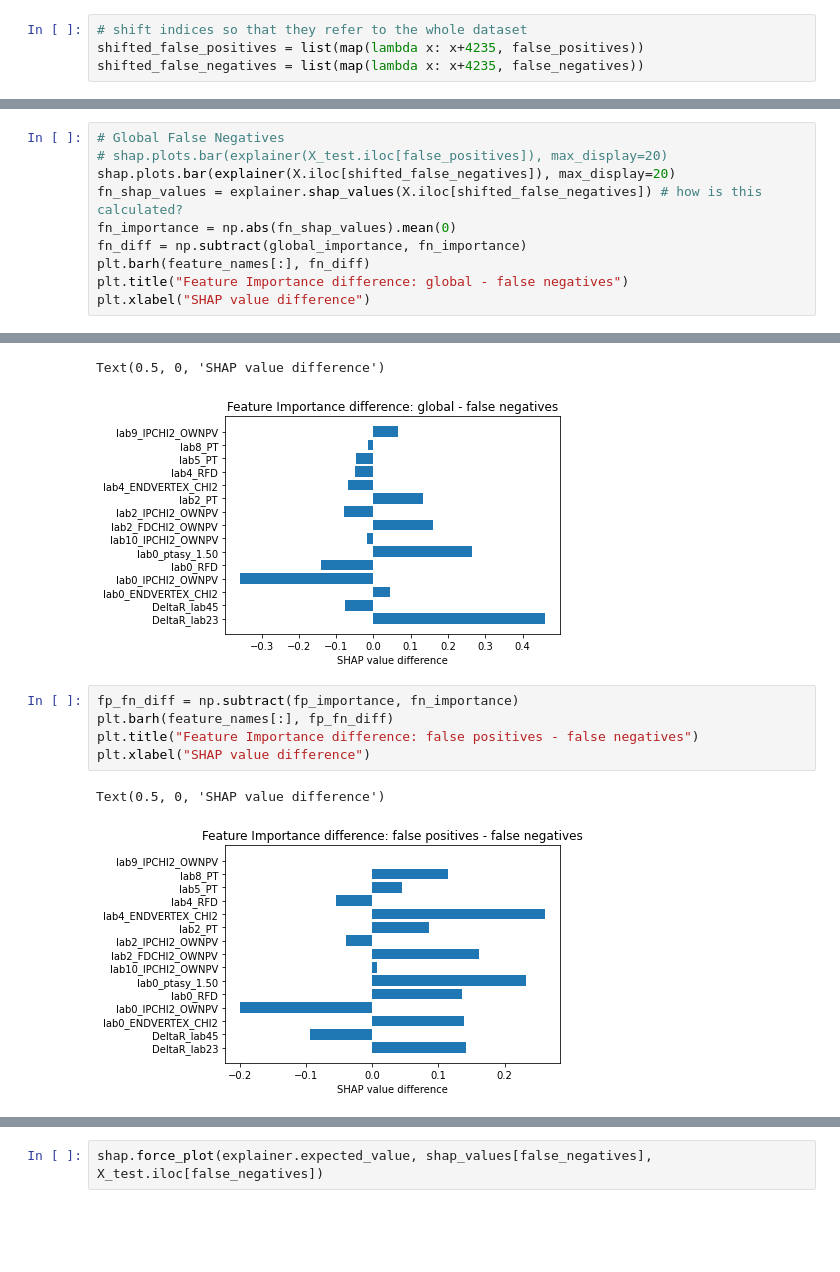
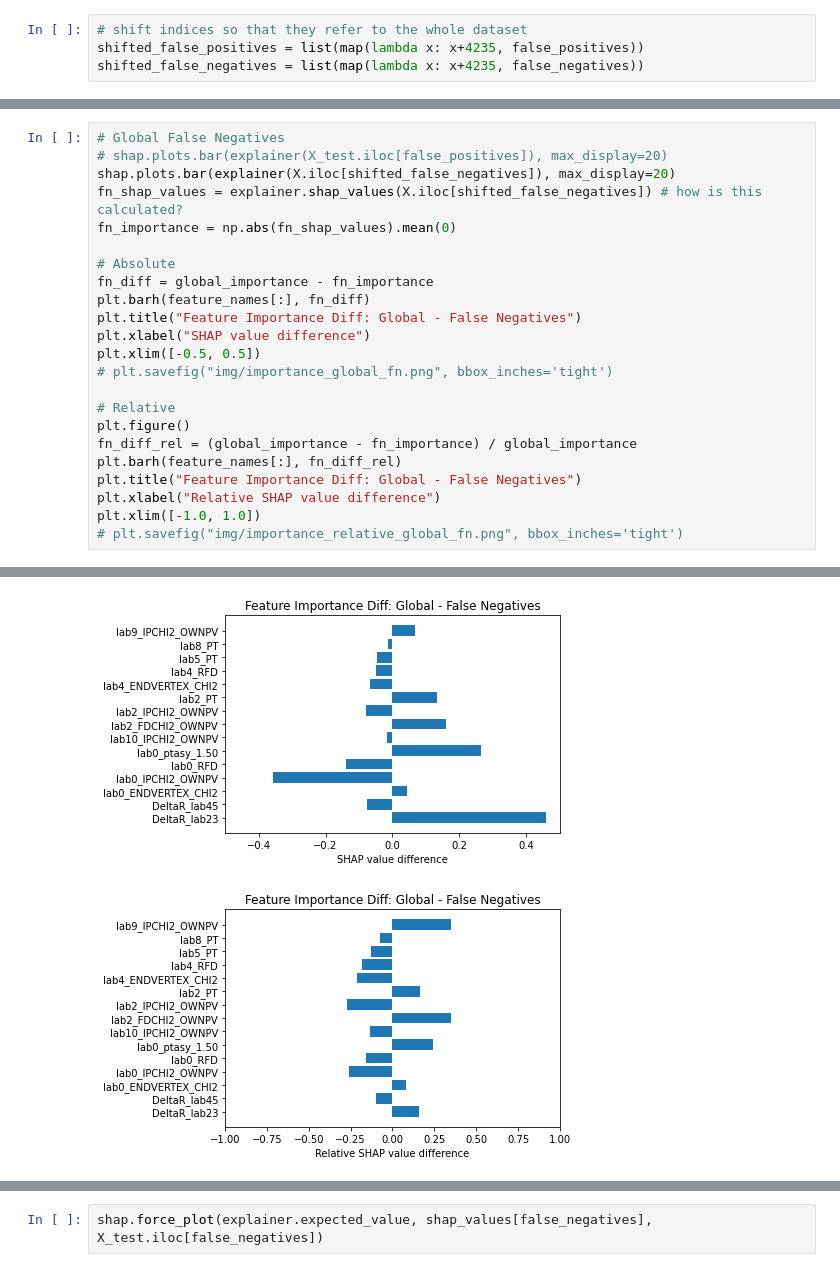
Before and after one commit to tomaszrajchel/thesis, a Jupyter notebook: shap_explanations_2_bad_predictions.ipynb, the cells around one changed output, grey strips where cells are left out. Saved outputs shown, nothing was run; the diff lists cells and outputs as text; blank space fills up the shorter version.

```diff
--- a/shap_explanations_2_bad_predictions.ipynb
+++ b/shap_explanations_2_bad_predictions.ipynb
@@ -101,22 +117,27 @@ Text(0.5, 0, 'SHAP value difference')
 # %%
 # Global False Negatives
 # shap.plots.bar(explainer(X_test.iloc[false_positives]), max_display=20)
 shap.plots.bar(explainer(X.iloc[shifted_false_negatives]), max_display=20)
 fn_shap_values = explainer.shap_values(X.iloc[shifted_false_negatives]) # how is this calculated?
 fn_importance = np.abs(fn_shap_values).mean(0)
-fn_diff = np.subtract(global_importance, fn_importance)
+
+# Absolute
+fn_diff = global_importance - fn_importance
 plt.barh(feature_names[:], fn_diff)
-plt.title("Feature Importance difference: global - false negatives")
+plt.title("Feature Importance Diff: Global - False Negatives")
 plt.xlabel("SHAP value difference")
+plt.xlim([-0.5, 0.5])
+# plt.savefig("img/importance_global_fn.png", bbox_inches='tight')
+
+# Relative
+plt.figure()
+fn_diff_rel = (global_importance - fn_importance) / global_importance
+plt.barh(feature_names[:], fn_diff_rel)
+plt.title("Feature Importance Diff: Global - False Negatives")
+plt.xlabel("Relative SHAP value difference")
+plt.xlim([-1.0, 1.0])
+# plt.savefig("img/importance_relative_global_fn.png", bbox_inches='tight')
 # %% [output]
 [figure]
-Text(0.5, 0, 'SHAP value difference')
-[figure, old version]
+[figure, new version]
+[figure, added]
-# %%
-fp_fn_diff = np.subtract(fp_importance, fn_importance)
-plt.barh(feature_names[:], fp_fn_diff)
-plt.title("Feature Importance difference: false positives - false negatives")
-plt.xlabel("SHAP value difference")
-# %% [output]
-Text(0.5, 0, 'SHAP value difference')
-[figure, removed]
```
Also changed, not shown: parts of 11 cells of this notebook, 1 other file.
